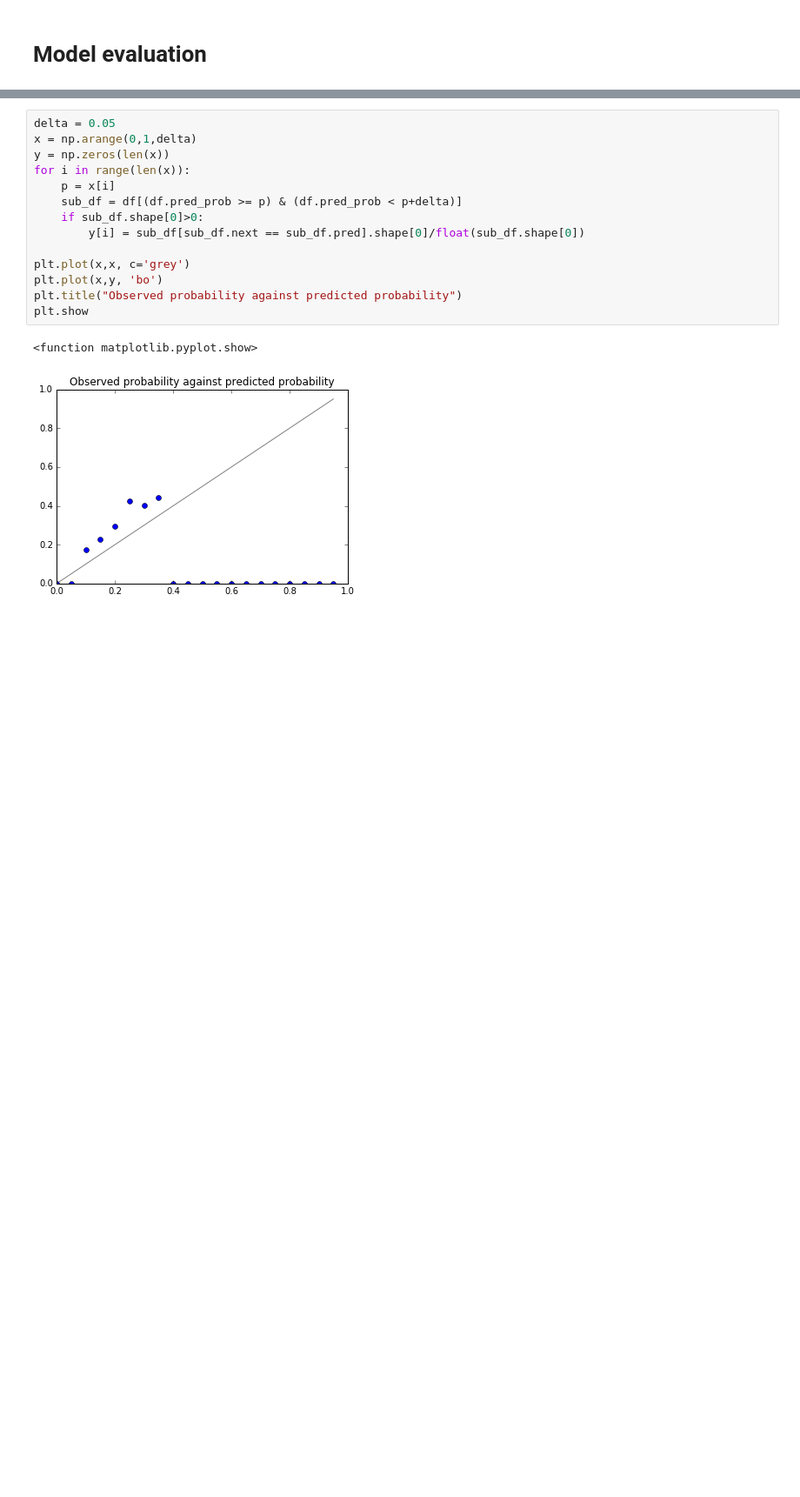
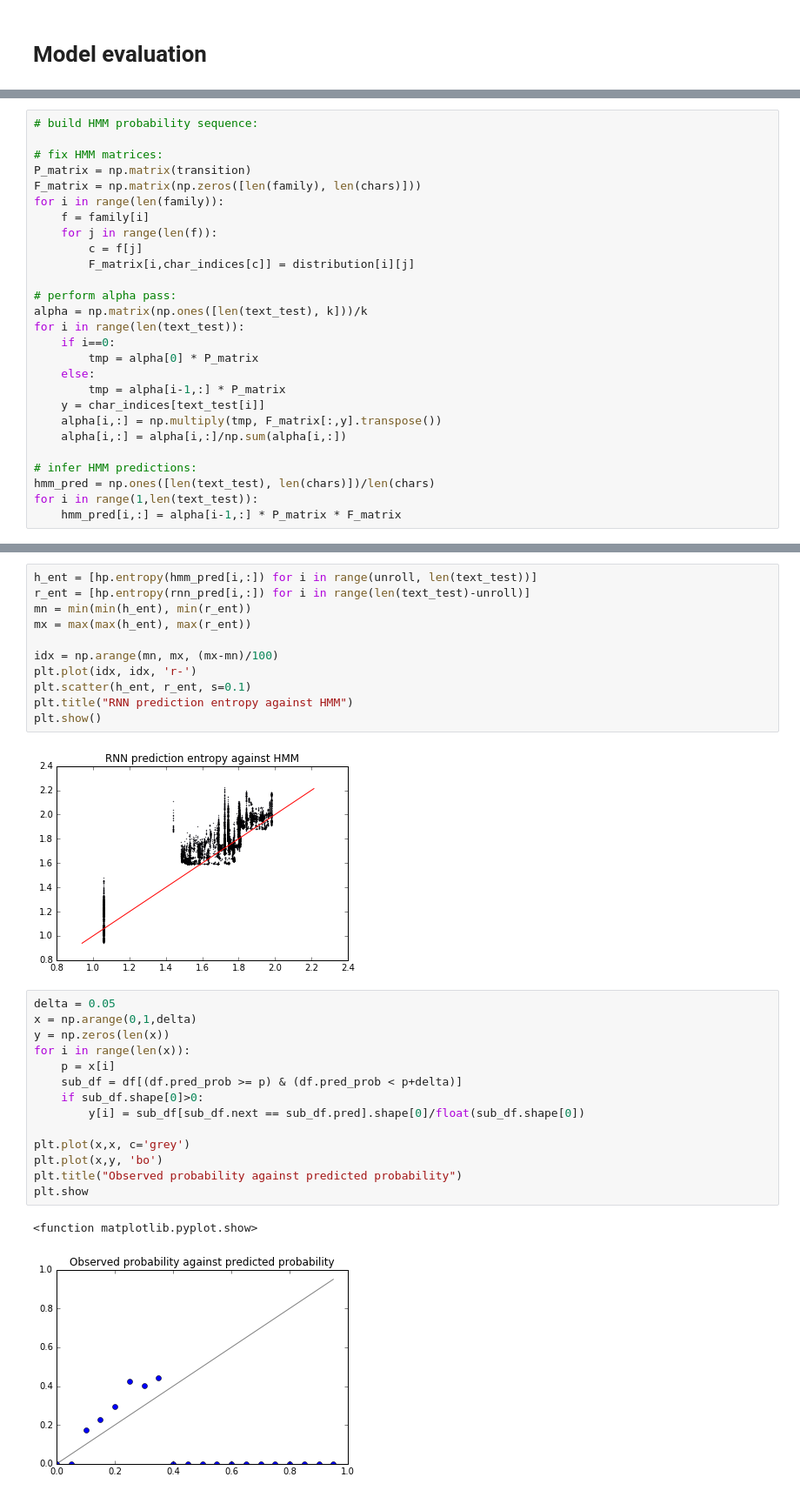
Before and after one commit to box121209/RNN-model-Markov, a Jupyter notebook: RNN_modelling.ipynb, the cells around one changed output, grey strips where cells are left out. Shown at 87% size. Saved outputs shown, nothing was run; the diff lists cells and outputs as text; blank space fills up the shorter version.

```diff
--- a/RNN_modelling.ipynb
+++ b/RNN_modelling.ipynb
@@ -355,0 +342,27 @@ Correct prediction: 0.27004008016
+# %%
+# build HMM probability sequence:
+
+# fix HMM matrices:
+P_matrix = np.matrix(transition)
+F_matrix = np.matrix(np.zeros([len(family), len(chars)]))
+for i in range(len(family)):
+    f = family[i]
+    for j in range(len(f)):
+        c = f[j]
+        F_matrix[i,char_indices[c]] = distribution[i][j]
+
+# perform alpha pass:
+alpha = np.matrix(np.ones([len(text_test), k]))/k
+for i in range(len(text_test)):
+    if i==0:
+        tmp = alpha[0] * P_matrix
+    else:
+        tmp = alpha[i-1,:] * P_matrix
+    y = char_indices[text_test[i]]
+    alpha[i,:] = np.multiply(tmp, F_matrix[:,y].transpose())
+    alpha[i,:] = alpha[i,:]/np.sum(alpha[i,:])
+
+# infer HMM predictions:
+hmm_pred = np.ones([len(text_test), len(chars)])/len(chars)
+for i in range(1,len(text_test)):
+    hmm_pred[i,:] = alpha[i-1,:] * P_matrix * F_matrix
@@ -356,3 +424,16 @@ Correct prediction: 0.27004008016
+# %%
+h_ent = [hp.entropy(hmm_pred[i,:]) for i in range(unroll, len(text_test))]
+r_ent = [hp.entropy(rnn_pred[i,:]) for i in range(len(text_test)-unroll)]
+mn = min(min(h_ent), min(r_ent))
+mx = max(max(h_ent), max(r_ent))
+
+idx = np.arange(mn, mx, (mx-mn)/100)
+plt.plot(idx, idx, 'r-')
+plt.scatter(h_ent, r_ent, s=0.1)
+plt.title("RNN prediction entropy against HMM")
+plt.show()
+# %% [output]
+[figure, added]
 # %%
 delta = 0.05
 x = np.arange(0,1,delta)
```
Also changed, not shown: parts of 19 cells of this notebook, 11 other files.
